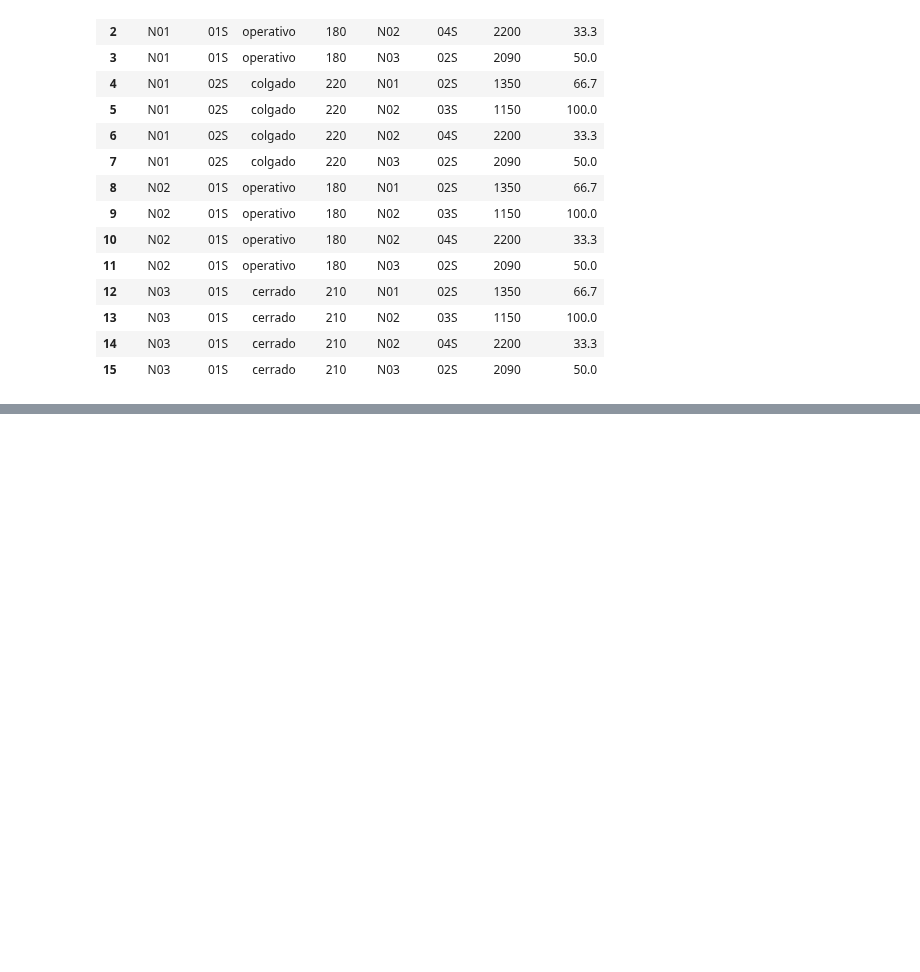
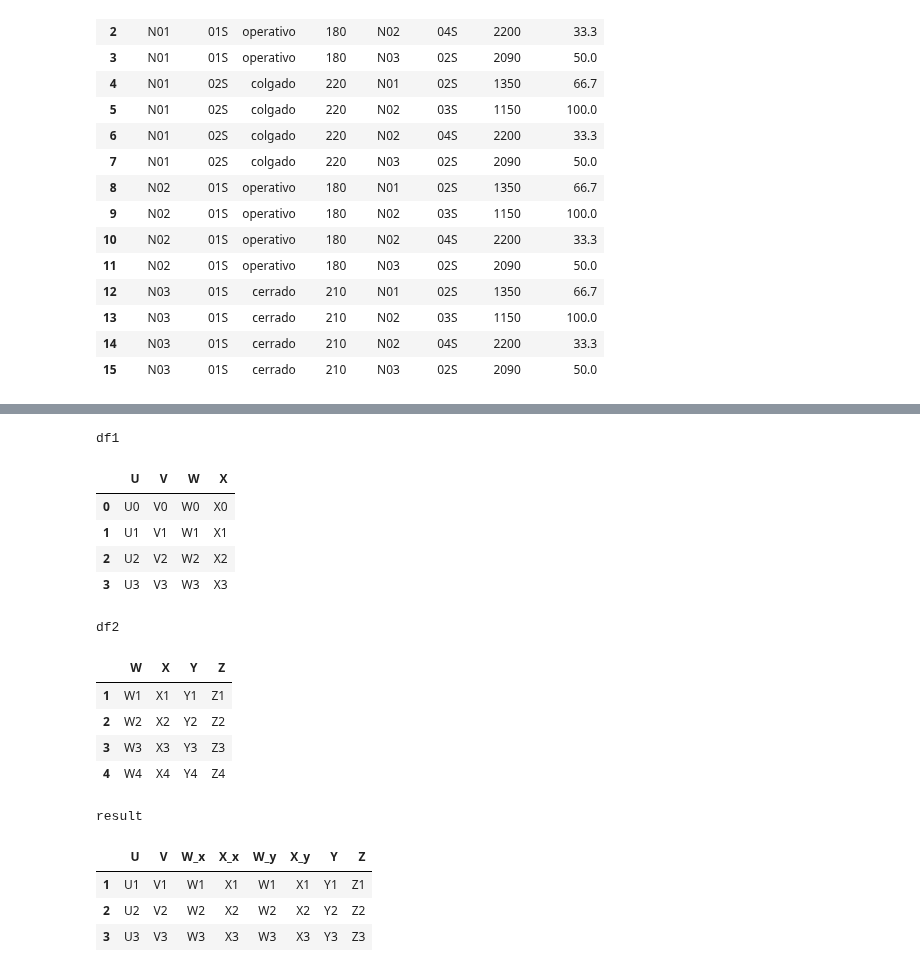
Before and after one commit to rquezadac/udd_data_analytics_lectures, a Jupyter notebook: seccion_02_pandas/clase_2_4.ipynb, the cells around one changed output, grey strips where cells are left out. Drawn from its saved outputs; the diff is of its cells as text; code cells hidden in the pictures; blank space fills up the shorter version.

```diff
--- a/seccion_02_pandas/clase_2_4.ipynb
+++ b/seccion_02_pandas/clase_2_4.ipynb
@@ -682,0 +852,21 @@ Notemos que, al setear el parámetro `how=cross`, debemos prescindir de especifi
+# %%
+# Mostramos los resultados de la combinación.
+Display("df1", "df2", "result")
+# %% [output]
+df1
+|  | U | V | W | X |
+| 0 | U0 | V0 | W0 | X0 |
+| 1 | U1 | V1 | W1 | X1 |
+| 2 | U2 | V2 | W2 | X2 |
+| 3 | U3 | V3 | W3 | X3 |
+df2
+|  | W | X | Y | Z |
+| 1 | W1 | X1 | Y1 | Z1 |
+| 2 | W2 | X2 | Y2 | Z2 |
+| 3 | W3 | X3 | Y3 | Z3 |
+| 4 | W4 | X4 | Y4 | Z4 |
+result
+|  | U | V | W_x | X_x | W_y | X_y | Y | Z |
+| 1 | U1 | V1 | W1 | X1 | W1 | X1 | Y1 | Z1 |
+| 2 | U2 | V2 | W2 | X2 | W2 | X2 | Y2 | Z2 |
+| 3 | U3 | V3 | W3 | X3 | W3 | X3 | Y3 | Z3 |
```
Also changed, not shown: parts of 20 cells of this notebook.
